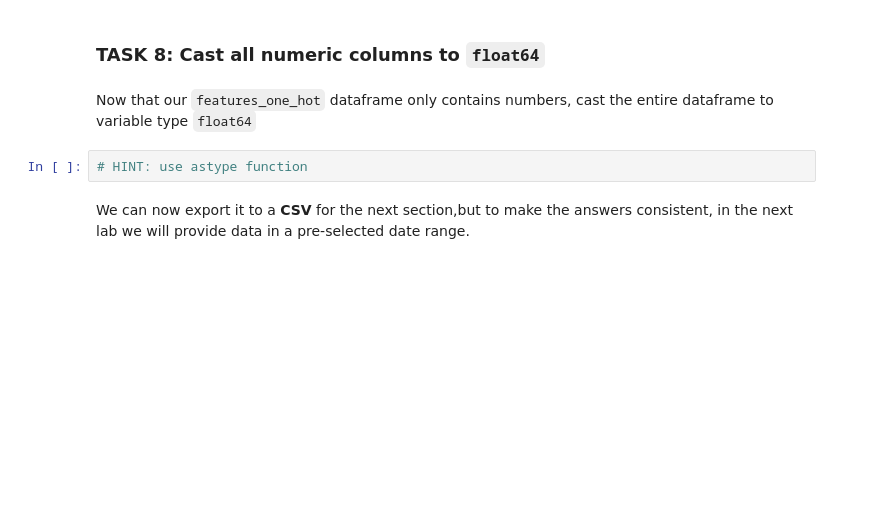
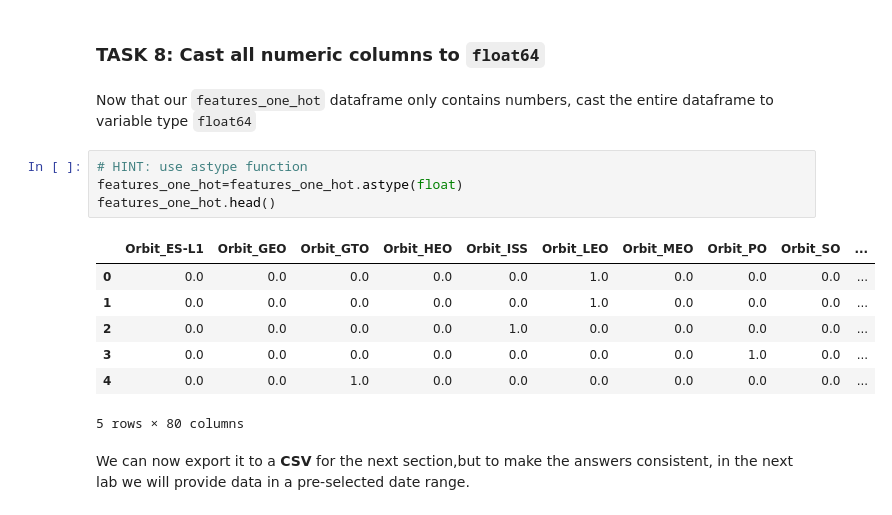
Before and after one commit to scwtr6/ds_capstone_coursera_repo, a Jupyter notebook: edadataviz.ipynb, the cells around one changed output. Saved outputs shown, nothing was run; the diff lists cells and outputs as text; blank space fills up the shorter version.

```diff
--- a/edadataviz.ipynb
+++ b/edadataviz.ipynb
@@ -280,6 +280,16 @@ features_one_hot.head()
 Now that our <code>features_one_hot</code> dataframe only contains numbers, cast the entire dataframe to variable type <code>float64</code>
 # %%
 # HINT: use astype function
+features_one_hot=features_one_hot.astype(float)
+features_one_hot.head()
+# %% [output]
+|  | Orbit_ES-L1 | Orbit_GEO | Orbit_GTO | Orbit_HEO | Orbit_ISS | Orbit_LEO | Orbit_MEO | Orbit_PO | Orbit_SO | ... |
+| 0 | 0.0 | 0.0 | 0.0 | 0.0 | 0.0 | 1.0 | 0.0 | 0.0 | 0.0 | ... |
+| 1 | 0.0 | 0.0 | 0.0 | 0.0 | 0.0 | 1.0 | 0.0 | 0.0 | 0.0 | ... |
+| 2 | 0.0 | 0.0 | 0.0 | 0.0 | 1.0 | 0.0 | 0.0 | 0.0 | 0.0 | ... |
+| 3 | 0.0 | 0.0 | 0.0 | 0.0 | 0.0 | 0.0 | 0.0 | 1.0 | 0.0 | ... |
+| 4 | 0.0 | 0.0 | 1.0 | 0.0 | 0.0 | 0.0 | 0.0 | 0.0 | 0.0 | ... |
+5 rows × 80 columns
 # %% [markdown]
 We can now export it to a <b>CSV</b> for the next section,but to make the answers consistent, in the next lab we will provide data in a pre-selected date range.
 # %% [markdown]
```
Also changed, not shown: parts of 1 cell of this notebook.
